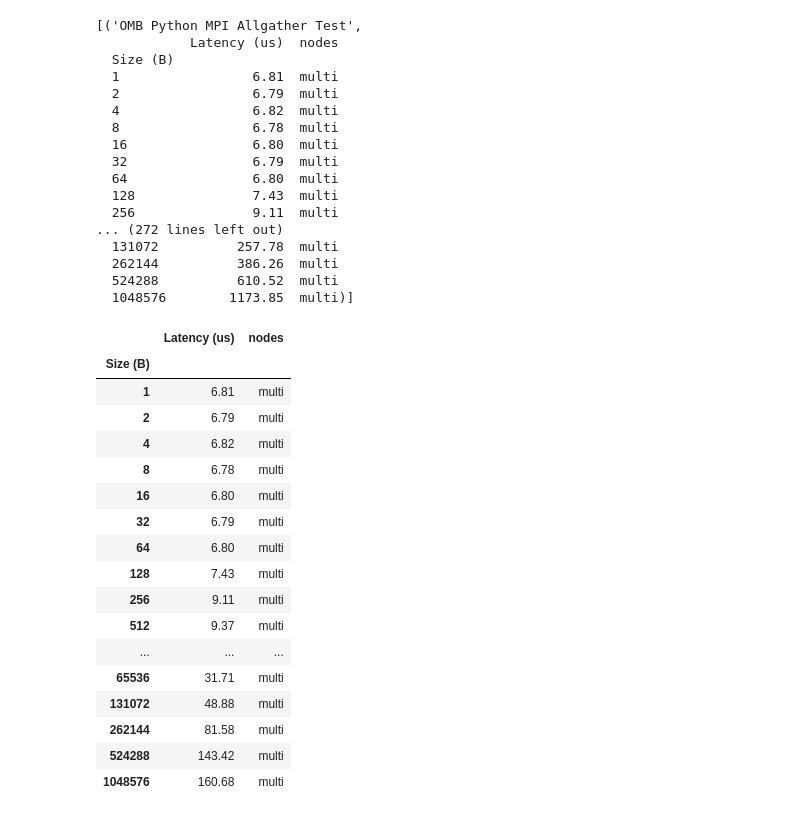
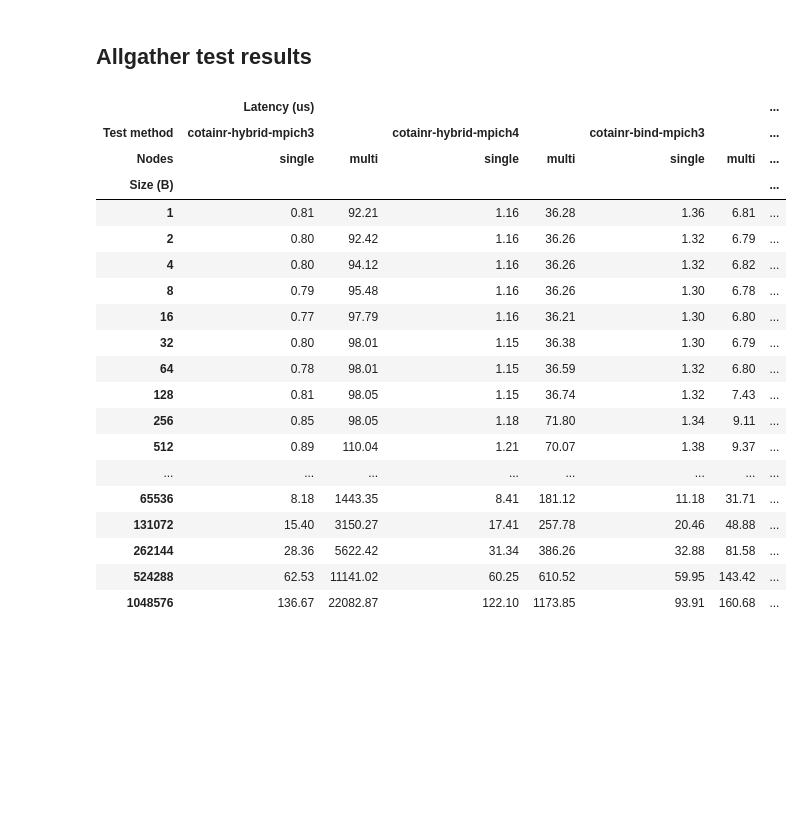
Before and after one commit to DeiC-HPC/cotainr, a Jupyter notebook: examples/LUMI/conda_mpi4py_mpich/lumi_mpi4py_osu_results.ipynb, the cells around one changed output. Saved outputs shown, nothing was run; the diff lists cells and outputs as text; code cells hidden in the pictures; blank space fills up the shorter version.

```diff
--- a/examples/LUMI/conda_mpi4py_mpich/lumi_mpi4py_osu_results.ipynb
+++ b/examples/LUMI/conda_mpi4py_mpich/lumi_mpi4py_osu_results.ipynb
@@ -51,46 +101,0 @@ read_osu_results_file(file_path)
-# %%
-osu_results_dfs = dict()
-for file_path in osu_results_folder.glob("*-allgather-*"):
-    test_name, df_osu_results = read_osu_results_file(file_path)
-    assert "allgather" in test_name.lower()
-# %% [output]
-[('OMB Python MPI Allgather Test',
-            Latency (us)  nodes
-  Size (B)
-  1                 6.81  multi
-  2                 6.79  multi
-  4                 6.82  multi
-  8                 6.78  multi
-  16                6.80  multi
-  32                6.79  multi
-  64                6.80  multi
-  128               7.43  multi
-  256               9.11  multi
-... (272 lines left out)
-  131072          257.78  multi
-  262144          386.26  multi
-  524288          610.52  multi
-  1048576        1173.85  multi)]
-# %%
-name, df = read_osu_results_file(file_path)
-df['nodes'] = extract_nodes(file_path)
-df
-# %% [output]
-|  | Latency (us) | nodes |
-| Size (B) |  |  |
-| 1 | 6.81 | multi |
-| 2 | 6.79 | multi |
-| 4 | 6.82 | multi |
-| 8 | 6.78 | multi |
-| 16 | 6.80 | multi |
-| 32 | 6.79 | multi |
-| 64 | 6.80 | multi |
-| 128 | 7.43 | multi |
-| 256 | 9.11 | multi |
-| 512 | 9.37 | multi |
-| ... | ... | ... |
-| 65536 | 31.71 | multi |
-| 131072 | 48.88 | multi |
-| 262144 | 81.58 | multi |
-| 524288 | 143.42 | multi |
-| 1048576 | 160.68 | multi |
@@ -96,0 +112,29 @@ df
+# %% [markdown]
+## Allgather test results
+# %%
+show_osu_pivot_table(
+    df=osu_result_dfs["allgather"],
+    metric=tests["allgather"]["metric"],
+    test_methods=test_methods,
+)
+# %% [output]
+|  | Latency (us) |  |  |  |  |  | ... |
+| Test method | cotainr-hybrid-mpich3 |  | cotainr-hybrid-mpich4 |  | cotainr-bind-mpich3 |  | ... |
+| Nodes | single | multi | single | multi | single | multi | ... |
+| Size (B) |  |  |  |  |  |  | ... |
+| 1 | 0.81 | 92.21 | 1.16 | 36.28 | 1.36 | 6.81 | ... |
+| 2 | 0.80 | 92.42 | 1.16 | 36.26 | 1.32 | 6.79 | ... |
+| 4 | 0.80 | 94.12 | 1.16 | 36.26 | 1.32 | 6.82 | ... |
+| 8 | 0.79 | 95.48 | 1.16 | 36.26 | 1.30 | 6.78 | ... |
+| 16 | 0.77 | 97.79 | 1.16 | 36.21 | 1.30 | 6.80 | ... |
+| 32 | 0.80 | 98.01 | 1.15 | 36.38 | 1.30 | 6.79 | ... |
+| 64 | 0.78 | 98.01 | 1.15 | 36.59 | 1.32 | 6.80 | ... |
+| 128 | 0.81 | 98.05 | 1.15 | 36.74 | 1.32 | 7.43 | ... |
+| 256 | 0.85 | 98.05 | 1.18 | 71.80 | 1.34 | 9.11 | ... |
+| 512 | 0.89 | 110.04 | 1.21 | 70.07 | 1.38 | 9.37 | ... |
+| ... | ... | ... | ... | ... | ... | ... | ... |
+| 65536 | 8.18 | 1443.35 | 8.41 | 181.12 | 11.18 | 31.71 | ... |
+| 131072 | 15.40 | 3150.27 | 17.41 | 257.78 | 20.46 | 48.88 | ... |
+| 262144 | 28.36 | 5622.42 | 31.34 | 386.26 | 32.88 | 81.58 | ... |
+| 524288 | 62.53 | 11141.02 | 60.25 | 610.52 | 59.95 | 143.42 | ... |
+| 1048576 | 136.67 | 22082.87 | 122.10 | 1173.85 | 93.91 | 160.68 | ... |
```
Also changed, not shown: parts of 12 cells of this notebook, 48 other files.
